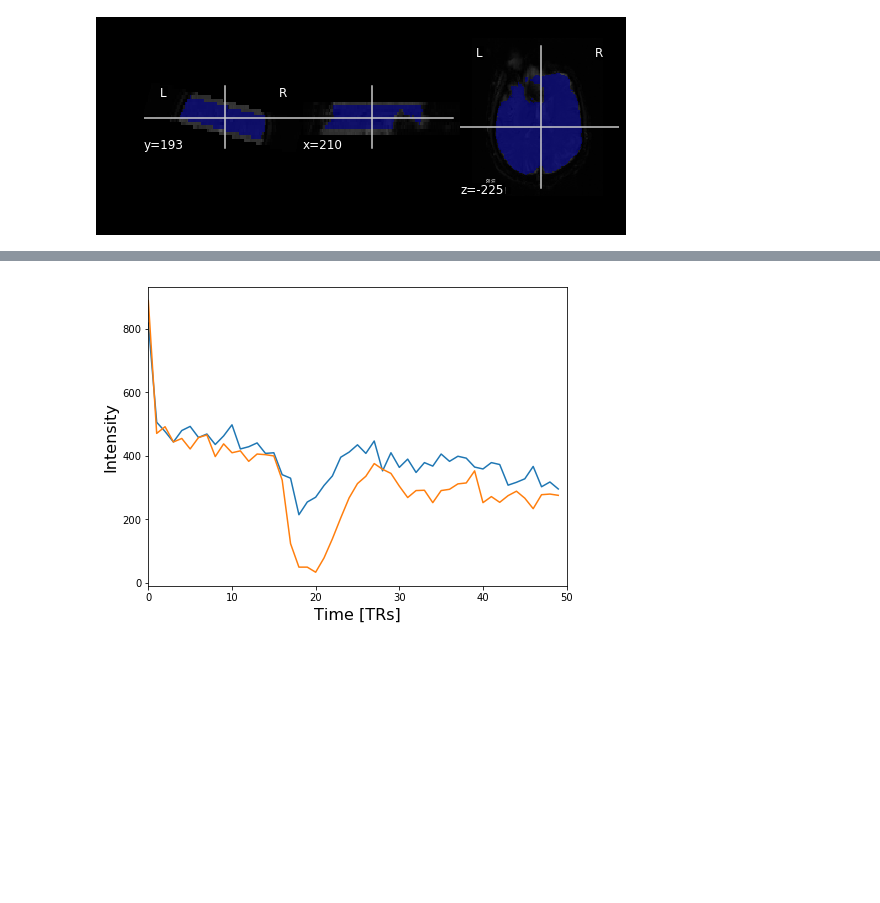
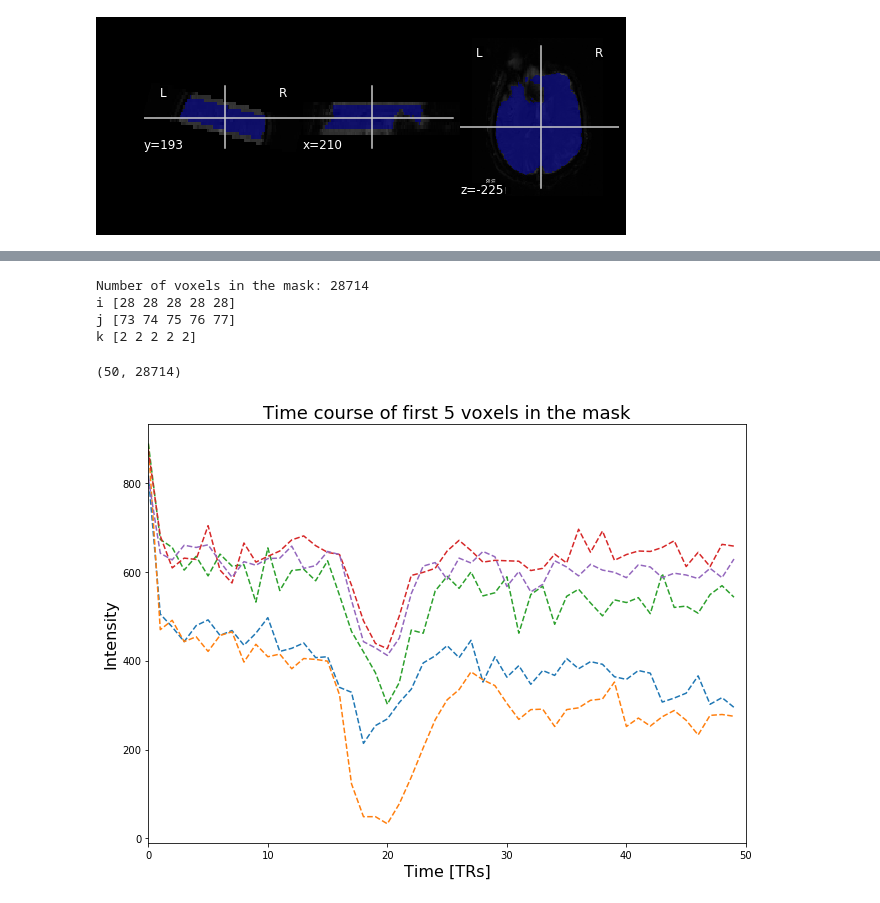
Before and after one commit to computational-medicine/BMED360, a Jupyter notebook: notebooks/4.0-perfusion-mri.ipynb, the cells around one changed output, grey strips where cells are left out. Cells and saved outputs as stored; diff of their text form; code cells hidden in the pictures; blank space fills up the shorter version.

```diff
--- a/notebooks/4.0-perfusion-mri.ipynb
+++ b/notebooks/4.0-perfusion-mri.ipynb
@@ -138,19 +162,37 @@ plot_roi(mask_img, mean_perf)
+# %%
+msk = mask_img.get_data()
+mm = np.where(msk[:,:,:] == 1)
+print('Number of voxels in the mask:', len(mm[0]))
+print('i', mm[0][:5])
+print('j', mm[1][:5])
+print('k', mm[2][:5])
+# %% [output]
+Number of voxels in the mask: 28714
+i [28 28 28 28 28]
+j [73 74 75 76 77]
+k [2 2 2 2 2]
+# %%
+masked_data.shape
+# %% [output]
+(50, 28714)
 # %%
 from nilearn.masking import apply_mask
 masked_data = apply_mask(img, mask_img)
 
 # masked_data shape is (timepoints, voxels). We can plot the first 50
 # timepoints from two voxels
 
+nv = 5
 # And now plot a few of these
 import matplotlib.pyplot as plt
-plt.figure(figsize=(7, 5))
-plt.plot(masked_data[:50, :2])
+plt.figure(figsize=(10, 7))
+plt.plot(masked_data[:50, :nv],'--')
 plt.xlabel('Time [TRs]', fontsize=16)
 plt.ylabel('Intensity', fontsize=16)
 plt.xlim(0, 50)
+plt.title('Time course of first %d voxels in the mask' % (nv), fontsize=18)
 plt.subplots_adjust(bottom=.12, top=.95, right=.95, left=.12)
 
 plt.show()
 # %% [output]
-[figure, old version]
+[figure, new version]
```
Also changed, not shown: parts of 20 cells of this notebook.
